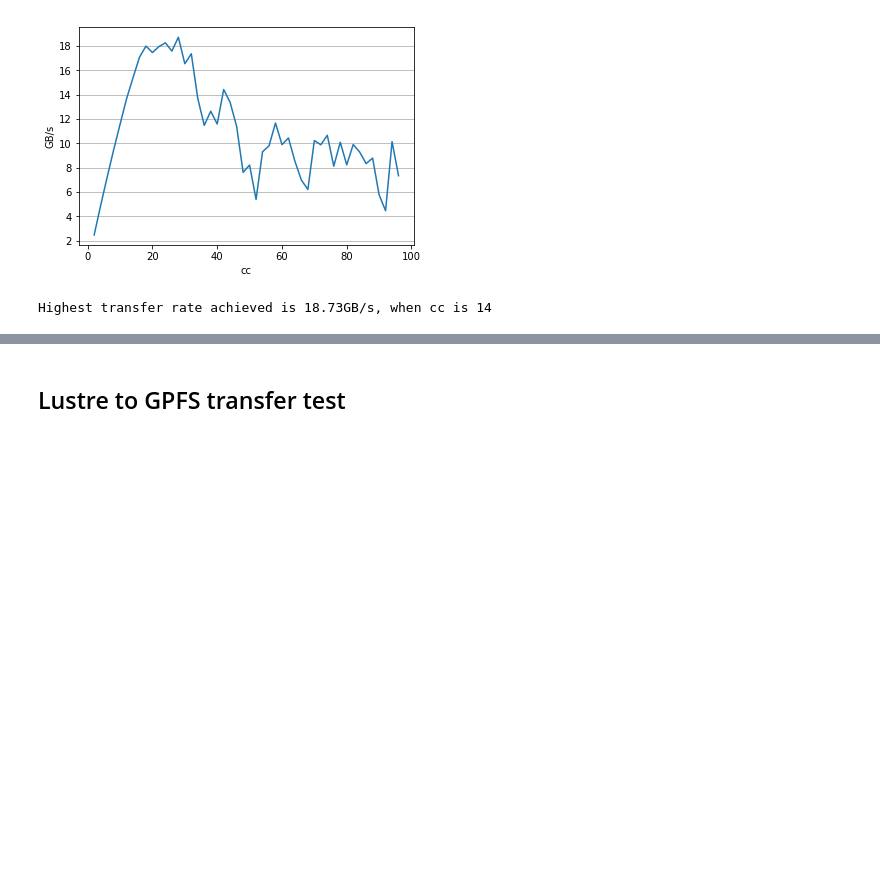
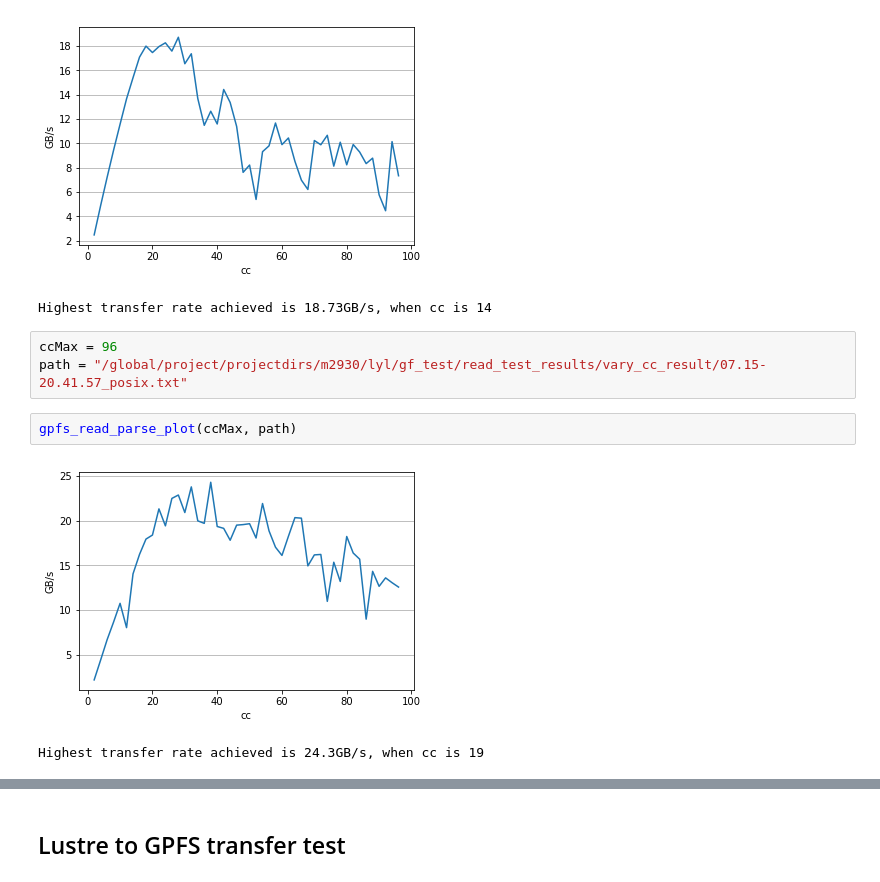
Before and after one commit to liuyuanlai/DTNSpeedTest, a Jupyter notebook: jupyter/parse_result_pres.ipynb, the cells around one changed output, grey strips where cells are left out. Saved outputs shown, nothing was run; the diff lists cells and outputs as text; blank space fills up the shorter version.

```diff
--- a/jupyter/parse_result_pres.ipynb
+++ b/jupyter/parse_result_pres.ipynb
@@ -120,3 +120,11 @@ gpfs_read_parse_plot(ccMax, path)
 # %% [output]
 [figure]
 Highest transfer rate achieved is 18.73GB/s, when cc is 14
+# %%
+ccMax = 96
+path = "/global/project/projectdirs/m2930/lyl/gf_test/read_test_results/vary_cc_result/07.15-20.41.57_posix.txt"
+# %%
+gpfs_read_parse_plot(ccMax, path)
+# %% [output]
+[figure, added]
+Highest transfer rate achieved is 24.3GB/s, when cc is 19
```
Also changed, not shown: parts of 10 cells of this notebook, 3 other files.
